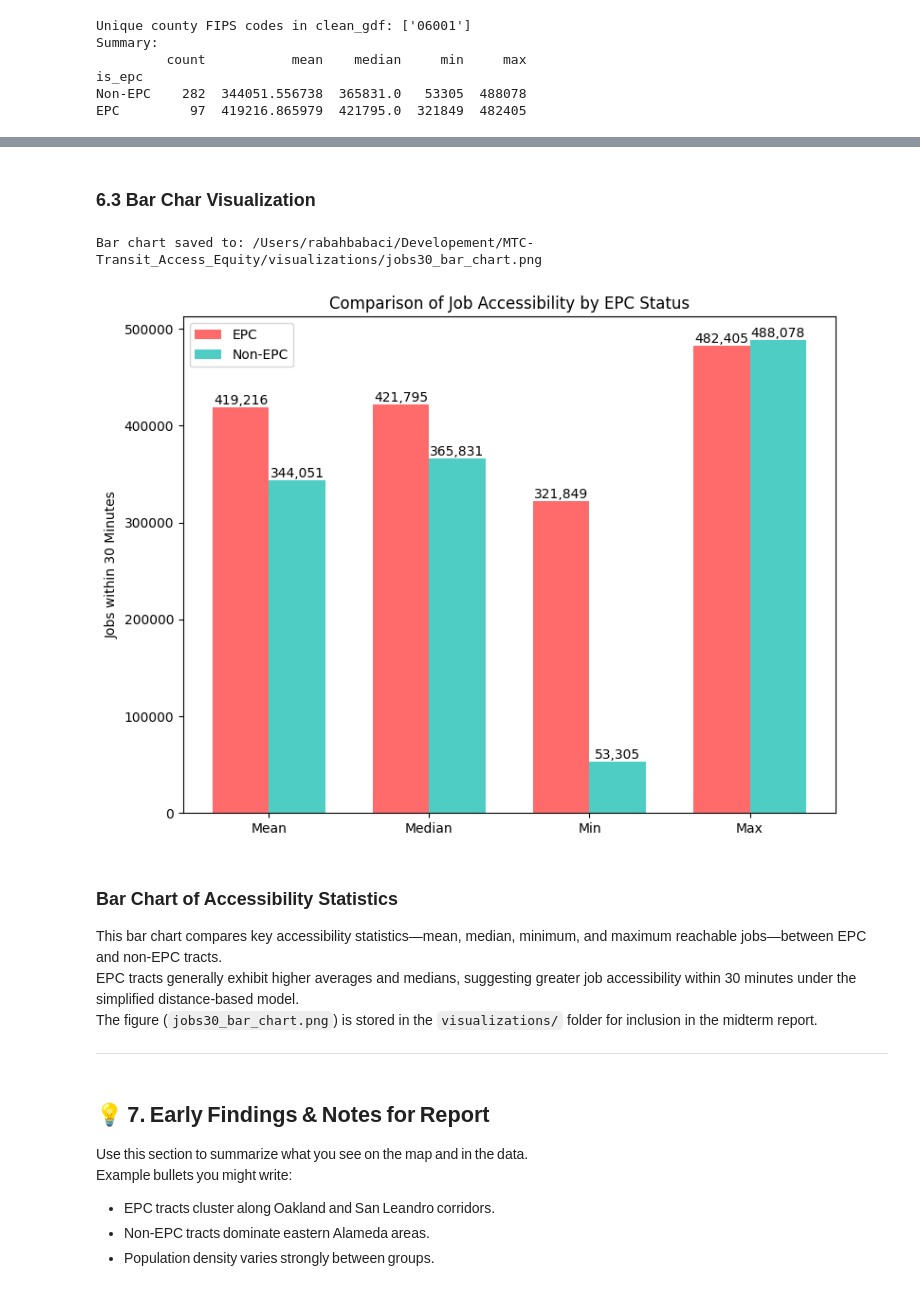
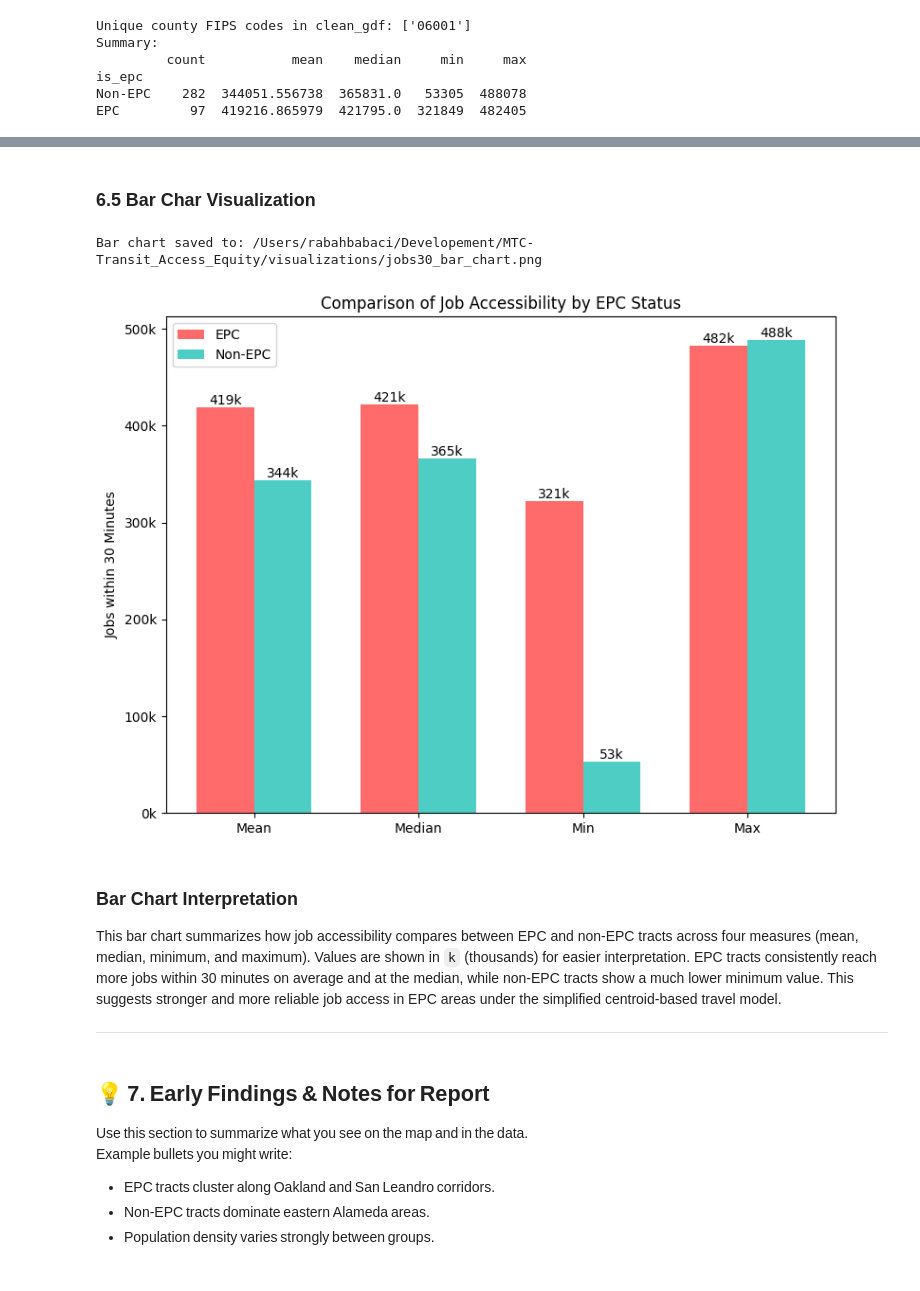
Before and after one commit to rabahbabaci/MTC-Transit_Access_Equity, a Jupyter notebook: notebooks/transit_access_equity_midterm.ipynb, the cells around one changed output, grey strips where cells are left out. Cells and saved outputs as stored; diff of their text form; code cells hidden in the pictures.

```diff
--- a/notebooks/transit_access_equity_midterm.ipynb
+++ b/notebooks/transit_access_equity_midterm.ipynb
@@ -392,21 +407,20 @@ print(
 )
 print(f"Valid geometries: {clean_gdf['geometry'].is_valid.sum()}/{len(clean_gdf)}")
 print(f"Zero-population tracts: {len(clean_gdf[clean_gdf['population'] == 0])}")
+
+# Include population_missing flag if present
 if "population_missing" in merged.columns:
-    clean_gdf["population_missing"] = merged[
-        "population_missing"
-    ]  # Include in clean_gdf
+    clean_gdf["population_missing"] = merged["population_missing"]
     print(
-        f"Zero-population due to missing ACS data: {clean_gdf[clean_gdf['population'] == 0]['population_missing'].sum()}"
+        "Zero-population due to missing ACS data:",
+        clean_gdf.loc[clean_gdf["population"] == 0, "population_missing"].sum(),
     )
 else:
-    print(
-        "Warning: 'population_missing' column not found in merged DataFrame. Run Step 3 to include it."
-    )
+    print("Warning: 'population_missing' column not found in merged DataFrame.")
 
 # Save final dataset
 try:
-    clean_gdf.to_file(f"{PROCESSED}/alameda_final.geojson", driver="GeoJSON")
+    clean_gdf.to_file(PROCESSED / "alameda_final.geojson", driver="GeoJSON")
     print(f"Saved: {PROCESSED}/alameda_final.geojson")
 except Exception as e:
     print(f"Error saving {PROCESSED}/alameda_final.geojson: {e}")
@@ -681,9 +762,10 @@ This figure (`jobs30_map.png`) complements the boxplot by illustrating spatial p
 
 ---
 # %% [markdown]
-### 6.3 Bar Char Visualization
+### 6.5 Bar Char Visualization
 # %%
 # Bar Chart of Summary Statistics (Displayed Inline and Saved)
+
 categories = ["Mean", "Median", "Min", "Max"]
 epc_values = [
     summary.loc["EPC", "mean"],
@@ -702,42 +784,51 @@ x = np.arange(len(categories))
 width = 0.35
 
 fig, ax = plt.subplots(figsize=(8, 6))
+
 bars1 = ax.bar(x - width / 2, epc_values, width, label="EPC", color="#FF6B6B")
 bars2 = ax.bar(x + width / 2, non_epc_values, width, label="Non-EPC", color="#4ECDC4")
 
 ax.set_ylabel("Jobs within 30 Minutes")
 ax.set_title("Comparison of Job Accessibility by EPC Status")
 ax.set_xticks(x)
 ax.set_xticklabels(categories)
 ax.legend()
 
-# Add value labels on top of bars
+# Add value labels on top of bars (formatted in thousands: e.g., '420k')
 for bars in [bars1, bars2]:
     for bar in bars:
         height = bar.get_height()
         ax.text(
             bar.get_x() + bar.get_width() / 2.0,
             height,
-            f"{int(height):,}",
+            f"{int(height/1000)}k",  # <-- nicer, compact notation
             ha="center",
             va="bottom",
         )
+
+# Format y-axis ticks to show 'k' (thousands)
+yticks = ax.get_yticks()
+ax.set_yticklabels([f"{int(y/1000)}k" for y in yticks])
 
 plt.tight_layout()
 
 # Save and show
 bar_chart_path = VIS / "jobs30_bar_chart.png"
 plt.savefig(bar_chart_path, dpi=180)
 print(f"Bar chart saved to: {bar_chart_path}")
 plt.show()
 # %% [output]
 Bar chart saved to: /Users/rabahbabaci/Developement/MTC-Transit_Access_Equity/visualizations/jobs30_bar_chart.png
-[figure, old version]
+[figure, new version]
 # %% [markdown]
-### Bar Chart of Accessibility Statistics
-This bar chart compares key accessibility statistics—mean, median, minimum, and maximum reachable jobs—between EPC and non-EPC tracts.
-EPC tracts generally exhibit higher averages and medians, suggesting greater job accessibility within 30 minutes under the simplified distance-based model.
-The figure (`jobs30_bar_chart.png`) is stored in the `visualizations/` folder for inclusion in the midterm report.
+### Bar Chart Interpretation
+
+This bar chart summarizes how job accessibility compares between EPC and non-EPC
+tracts across four measures (mean, median, minimum, and maximum). Values are shown
+in `k` (thousands) for easier interpretation. EPC tracts consistently reach more jobs
+within 30 minutes on average and at the median, while non-EPC tracts show a much
+lower minimum value. This suggests stronger and more reliable job access in EPC
+areas under the simplified centroid-based travel model.
 
 ---
 # %% [markdown]
```
Also changed, not shown: parts of 49 cells of this notebook, 6 other files.
